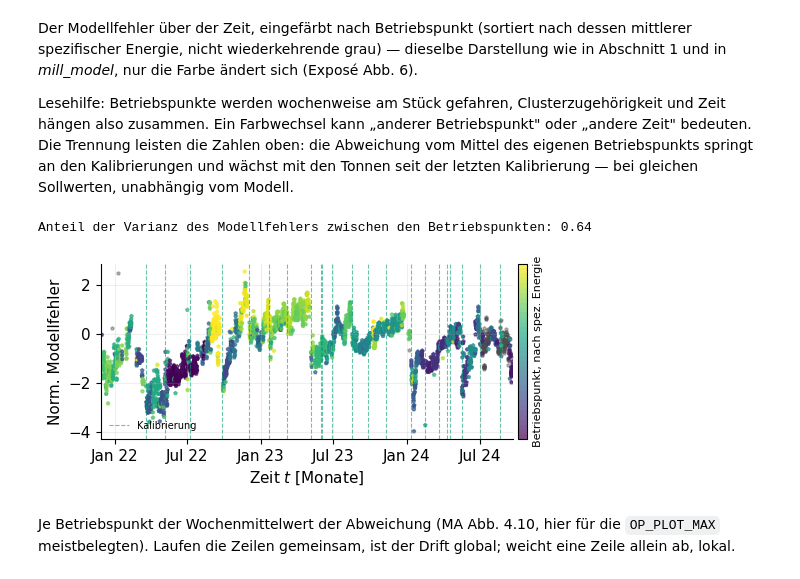
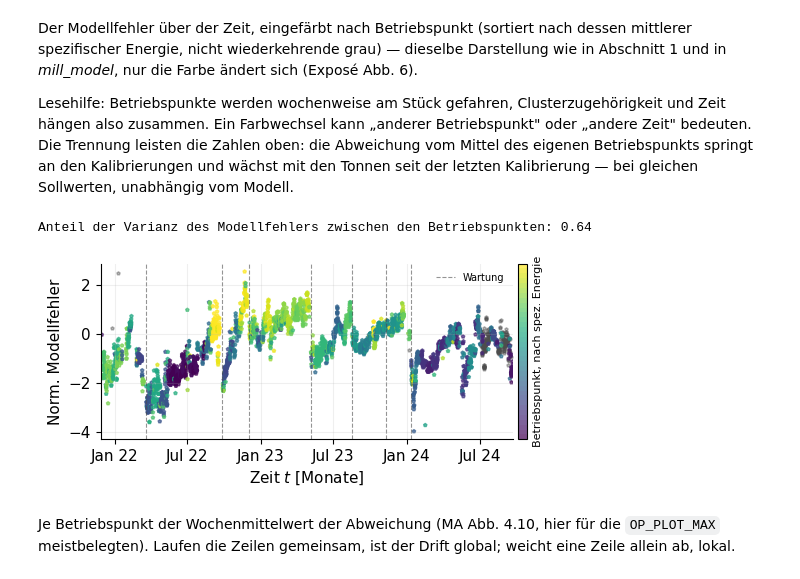
Before and after one commit to marijan-p/process_optimization_concept_drift, a Jupyter notebook: ipynb/mill/mill_context.ipynb, the cells around one changed output. Drawn from its saved outputs; the diff is of its cells as text; code cells hidden in the pictures.

```diff
--- a/ipynb/mill/mill_context.ipynb
+++ b/ipynb/mill/mill_context.ipynb
@@ -110,12 +111,24 @@ scored = data_store.load("data_scored_stream", run_id=run_id)
 doe_scored = {w: data_store.load(f"data_scored_doe{w}", run_id=run_id) for w in ("1", "2")}
 model_cfg = rr.RunConfig.from_document(scored.attrs["config"])
 data_id = model_cfg.cfg["data_id"]
-calibrations = pd.DatetimeIndex(
+calib_all = pd.DatetimeIndex(
     [pd.Timestamp(t) for t in data_store.load("data_calibrations", run_id=data_id)])
+
+
+def stop_hours(times: pd.DatetimeIndex) -> pd.Series:
+    prev = scored.index.searchsorted(times) - 1
+    return pd.Series([(scored.index[i + 1] - scored["end"].iloc[i]).total_seconds() / 3600
+                      if 0 <= i < len(scored) - 1 else np.nan for i in prev], index=times)
+
+
+calib_stop_h = stop_hours(calib_all)
+calibrations = calib_all[calib_stop_h.ge(LONG_STOP_H).to_numpy()]
+calib_short = calib_all[calib_stop_h.lt(LONG_STOP_H).to_numpy()]
 
 ledger.bind("context", parents={"model": model_cfg.id})
 print(f"model_id={model_cfg.id}  data_id={data_id}")
 print(f"Produktion {len(scored)} Punkte, {scored.index[0]:%d.%m.%Y} bis "
-      f"{scored.index[-1]:%d.%m.%Y} | {len(calibrations)} Kalibrierungen")
+      f"{scored.index[-1]:%d.%m.%Y} | {len(calib_all)} Kalibrierungen, davon "
+      f"{len(calibrations)} nach Stillstand >= {LONG_STOP_H} h als Ereignisse")
 # %% [output]
 model_id=e63cf80b  data_id=062c6877
@@ -221,10 +234,15 @@ maintenance = pd.DatetimeIndex(pd.to_datetime(MAINTENANCE_DATES))
 material_change = pd.Timestamp(MATERIAL_CHANGE)
 
 
-def mark_calibrations(ax, label=True, maintenance_too=False):
+def mark_calibrations(ax, label=True, maintenance_too=False, short=False):
     for i, t in enumerate(calibrations):
-        ax.axvline(t, zorder=1, label="Kalibrierung" if (label and i == 0) else None,
+        ax.axvline(t, zorder=1, label="Wartung" if (label and i == 0) else None,
                    **ts.vline("drift_event", lw=0.8))
+    if short:
+        for i, t in enumerate(calib_short):
+            ax.axvline(t, zorder=0, label=("Kalibrierung ohne Wartung"
+                                           if (label and i == 0) else None),
+                       **ts.vline("drift_event", lw=0.4, alpha=0.25))
     if maintenance_too:
         for i, t in enumerate(maintenance):
             ax.axvline(t, zorder=1, label="Walzenwartung" if (label and i == 0) else None,
@@ -803,35 +919,35 @@ _is_rec = stream["op"].isin(_ops_sorted)
 
 _BETWEEN = float(1 - ((rec["model_error"] - rec.groupby("op")["model_error"]
                        .transform("mean")) ** 2).sum()
                  / ((rec["model_error"] - rec["model_error"].mean()) ** 2).sum())
 print(f"Anteil der Varianz des Modellfehlers zwischen den Betriebspunkten: {_BETWEEN:.2f}")
 
 fig, ax = plt.subplots(figsize=(w, w * 0.36))
 _g = _m & ~_is_rec
 ax.scatter(stream.index[_g], stream["model_error_norm"][_g], color=ts.C["box"], s=6,
            alpha=0.4, marker=ts.MODEL_MARKER, rasterized=True)
 _c = _m & _is_rec
 sc = ax.scatter(stream.index[_c], stream["model_error_norm"][_c],
                 c=stream["op"][_c].map(_rank), cmap=cmap, vmin=-0.5,
                 vmax=len(_ops_sorted) - 0.5, s=6, alpha=0.7, marker=ts.MODEL_MARKER,
                 rasterized=True)
 mark_calibrations(ax)
 cb = fig.colorbar(sc, ax=ax, pad=0.01)
 cb.set_label("Betriebspunkt, nach spez. Energie", fontsize=8)
 cb.set_ticks([])
 ax.set_ylabel("Norm. Modellfehler")
 ax.set_xlabel(ts.TIME_LABEL)
 ax.set_xlim(stream.index[0], stream.index[-1])
-ax.legend(frameon=False, fontsize=7, loc="lower left")
+ax.legend(frameon=False, fontsize=7, loc="upper right")
 ax.grid(True, alpha=0.2)
 date_axis(ax)
 plot_store.save_figure(fig, "context_op_error", model_cfg, final=IS_FINAL,
                        savefig_kwargs={"dpi": 300, "bbox_inches": "tight"},
                        archive_kwargs={"dpi": 300, "bbox_inches": "tight"})
 plt.show()
 # %% [output]
 Anteil der Varianz des Modellfehlers zwischen den Betriebspunkten: 0.64
-[figure, old version]
+[figure, new version]
 # %% [markdown]
 Je Betriebspunkt der Wochenmittelwert der Abweichung (MA Abb. 4.10, hier für die
 `OP_PLOT_MAX` meistbelegten). Laufen die Zeilen gemeinsam, ist der Drift global;
```
Also changed, not shown: parts of 22 cells of this notebook, 24 other files.
